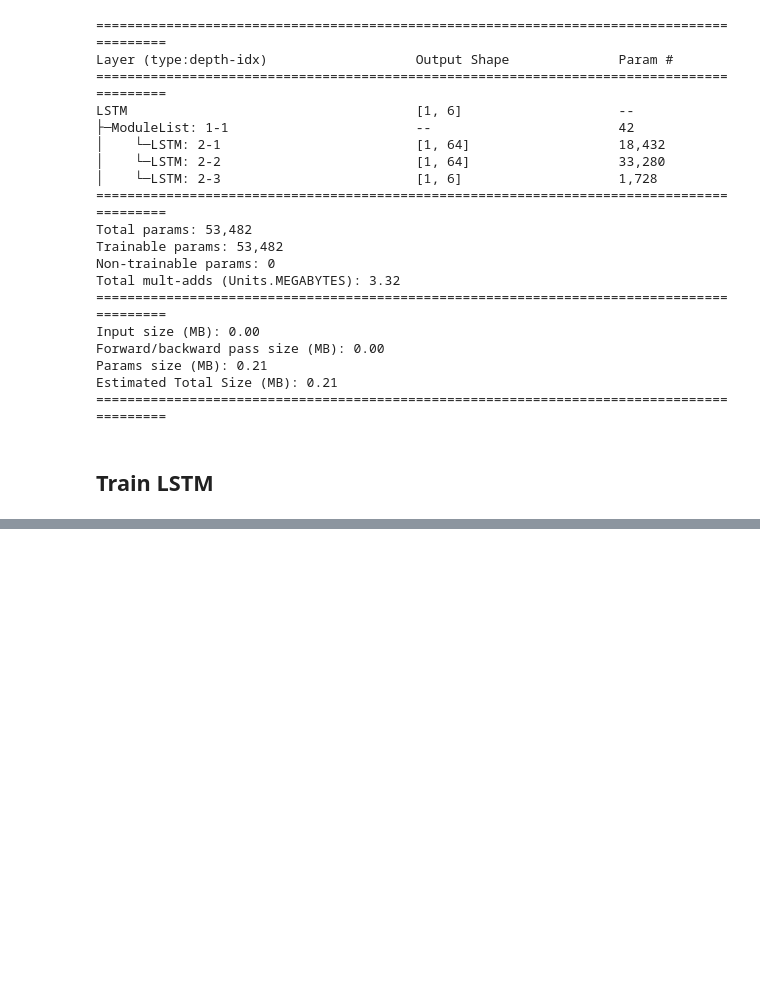
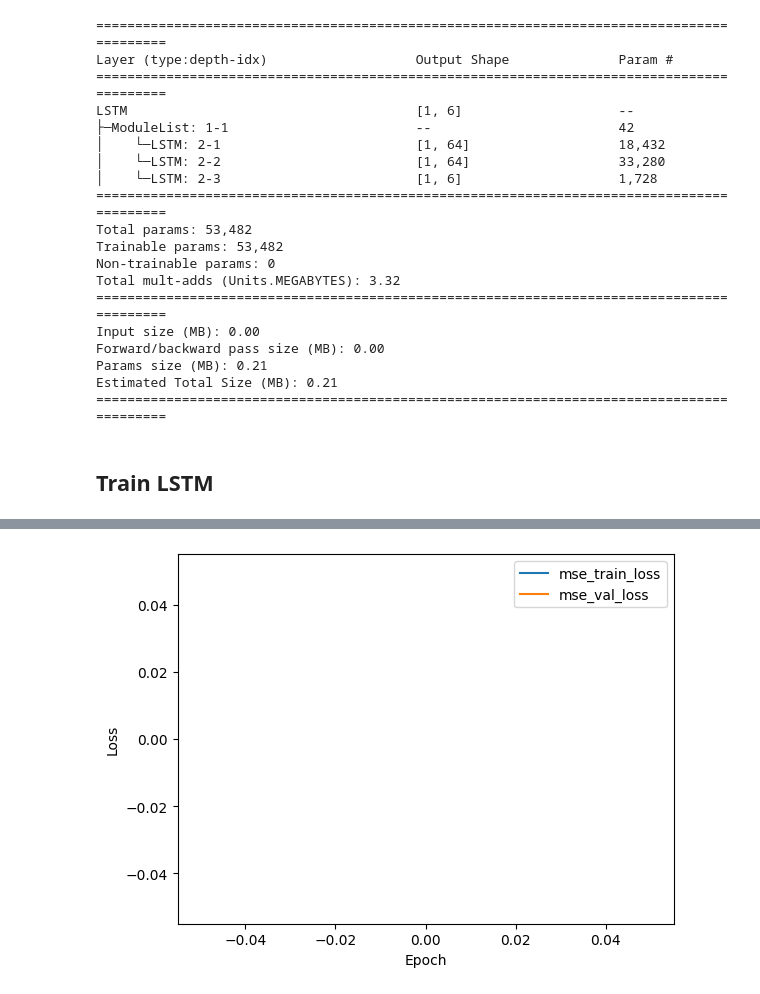
Before and after one commit to Th3RandyMan/Unsupervised-Anomaly-Detection, a Jupyter notebook: train_model.ipynb, the cells around one changed output, grey strips where cells are left out. Saved outputs shown, nothing was run; the diff lists cells and outputs as text; code cells hidden in the pictures; blank space fills up the shorter version.

```diff
--- a/train_model.ipynb
+++ b/train_model.ipynb
@@ -160,10 +194,10 @@ Estimated Total Size (MB): 0.21
 # %% [markdown]
 ## Train LSTM
 # %%
-train_save = False
+train_save = True
 if train_save:
     # Train the model
-    lstm.train_model(train_loader, n_epochs=10)
+    lstm.train_model(train_loader_lstm, n_epochs=10)
     # Save the model
     lstm.save_model("Weights/lstm.pth")
 else:
@@ -172,0 +218,5 @@ else:
+# %%
+if train_save:
+    lstm.plot_loss()
+# %% [output]
+[figure, added]
```
Also changed, not shown: parts of 8 cells of this notebook, 4 other files.
